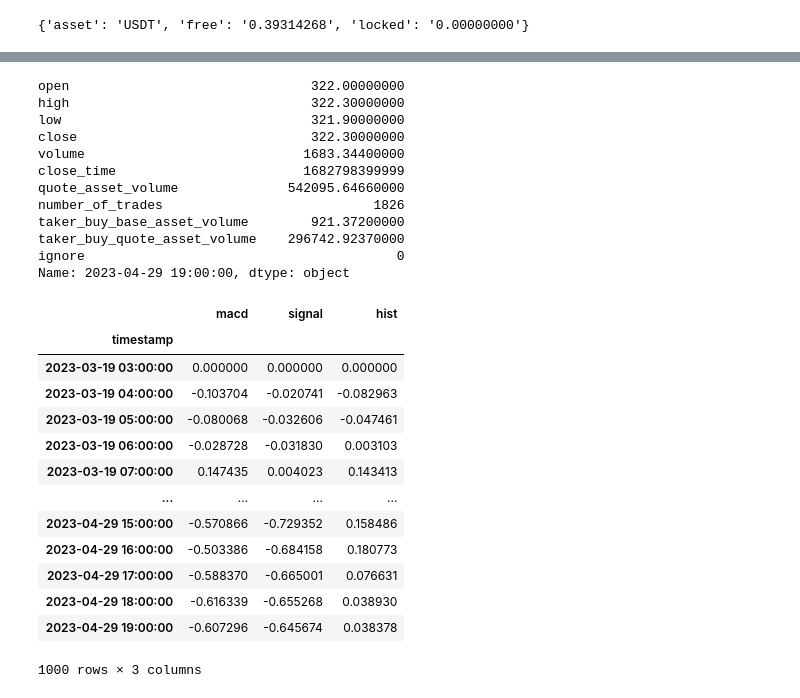
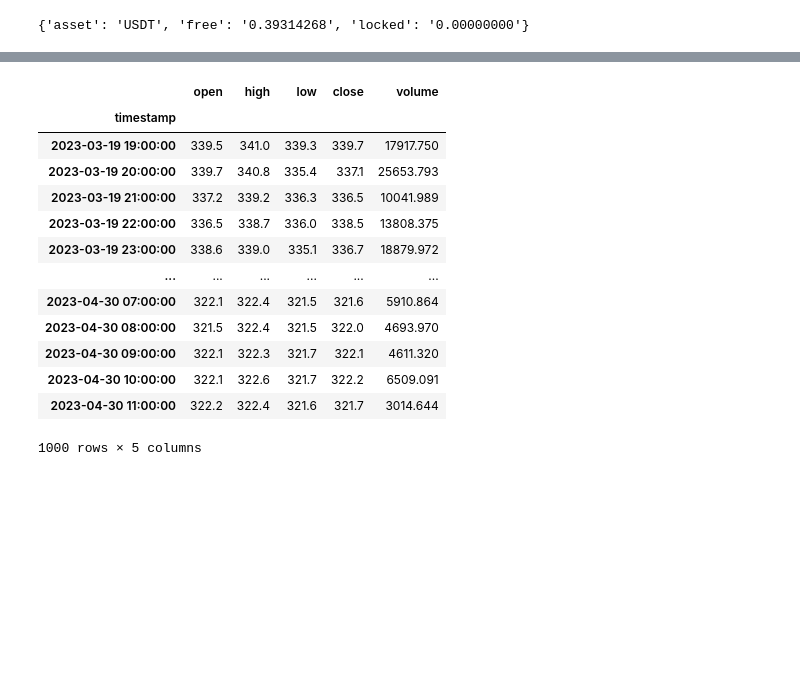
Before and after one commit to Islom-Radjapov/Python-Binance, a Jupyter notebook: testnet.ipynb, the cells around one changed output, grey strips where cells are left out. Drawn from its saved outputs; the diff is of its cells as text; code cells hidden in the pictures; blank space fills up the shorter version.

```diff
--- a/testnet.ipynb
+++ b/testnet.ipynb
@@ -39,38 +39,40 @@ Bitcoin price:  322.30000000
 # %%
 # Define symbol and interval
 symbol = 'BNBUSDT'
 interval = Client.KLINE_INTERVAL_1HOUR
 
 # fetch 30 minute klines for the last month of 2017
 klines = client.get_historical_klines(symbol, interval) #, "1 Yan, 2023", "1 Jan, 2025") # vergul qoyib tugash nuqtasini yosa ham boladi , "1 Jan, 2018")
 
 # Convert klines to pandas dataframe
 data = pd.DataFrame(klines, columns=['timestamp', 'open', 'high', 'low', 'close', 'volume', 'close_time', 'quote_asset_volume', 'number_of_trades', 'taker_buy_base_asset_volume', 'taker_buy_quote_asset_volume', 'ignore'])
 
 # Set timestamp as index
 data.set_index('timestamp', inplace=True)
 
 # Convert timestamp to datetime format
 data.index = pd.to_datetime(data.index, unit='ms')
 # data.close_time = pd.to_datetime(data.close_time, unit='ms')
 
 # data type converse float
 df = data[['open', 'high', 'low', 'close', 'volume']].astype(float)
 
-data.iloc[-1] # oxirgi narx
+df # oxirgi narx
 # %% [output]
+|  | open | high | low | close | volume |
+| timestamp |  |  |  |  |  |
+| 2023-03-19 19:00:00 | 339.5 | 341.0 | 339.3 | 339.7 | 17917.750 |
+| 2023-03-19 20:00:00 | 339.7 | 340.8 | 335.4 | 337.1 | 25653.793 |
+| 2023-03-19 21:00:00 | 337.2 | 339.2 | 336.3 | 336.5 | 10041.989 |
+| 2023-03-19 22:00:00 | 336.5 | 338.7 | 336.0 | 338.5 | 13808.375 |
+| 2023-03-19 23:00:00 | 338.6 | 339.0 | 335.1 | 336.7 | 18879.972 |
+| ... | ... | ... | ... | ... | ... |
+| 2023-04-30 07:00:00 | 322.1 | 322.4 | 321.5 | 321.6 | 5910.864 |
+| 2023-04-30 08:00:00 | 321.5 | 322.4 | 321.5 | 322.0 | 4693.970 |
+| 2023-04-30 09:00:00 | 322.1 | 322.3 | 321.7 | 322.1 | 4611.320 |
+| 2023-04-30 10:00:00 | 322.1 | 322.6 | 321.7 | 322.2 | 6509.091 |
+| 2023-04-30 11:00:00 | 322.2 | 322.4 | 321.6 | 321.7 | 3014.644 |
-open                               322.00000000
-high                               322.30000000
-low                                321.90000000
-close                              322.30000000
-volume                            1683.34400000
-close_time                        1682798399999
-quote_asset_volume              542095.64660000
-number_of_trades                           1826
-taker_buy_base_asset_volume        921.37200000
-taker_buy_quote_asset_volume    296742.92370000
-ignore                                        0
-Name: 2023-04-29 19:00:00, dtype: object
+1000 rows × 5 columns
 # %%
 def get_macd(price, slow, fast, smooth):
     exp1 = price.ewm(span = fast, adjust = False).mean()
@@ -83,22 +85,6 @@ def get_macd(price, slow, fast, smooth):
     return df
 
 bnb_macd = get_macd(df['close'], 26, 12, 9)
-bnb_macd
-# %% [output]
-|  | macd | signal | hist |
-| timestamp |  |  |  |
-| 2023-03-19 03:00:00 | 0.000000 | 0.000000 | 0.000000 |
-| 2023-03-19 04:00:00 | -0.103704 | -0.020741 | -0.082963 |
-| 2023-03-19 05:00:00 | -0.080068 | -0.032606 | -0.047461 |
-| 2023-03-19 06:00:00 | -0.028728 | -0.031830 | 0.003103 |
-| 2023-03-19 07:00:00 | 0.147435 | 0.004023 | 0.143413 |
-| ... | ... | ... | ... |
-| 2023-04-29 15:00:00 | -0.570866 | -0.729352 | 0.158486 |
-| 2023-04-29 16:00:00 | -0.503386 | -0.684158 | 0.180773 |
-| 2023-04-29 17:00:00 | -0.588370 | -0.665001 | 0.076631 |
-| 2023-04-29 18:00:00 | -0.616339 | -0.655268 | 0.038930 |
-| 2023-04-29 19:00:00 | -0.607296 | -0.645674 | 0.038378 |
-1000 rows × 3 columns
 # %%
 plt.rcParams['figure.figsize'] = (30, 15)
 plt.style.use('fivethirtyeight')
```
Also changed, not shown: parts of 11 cells of this notebook, 5 other files.
